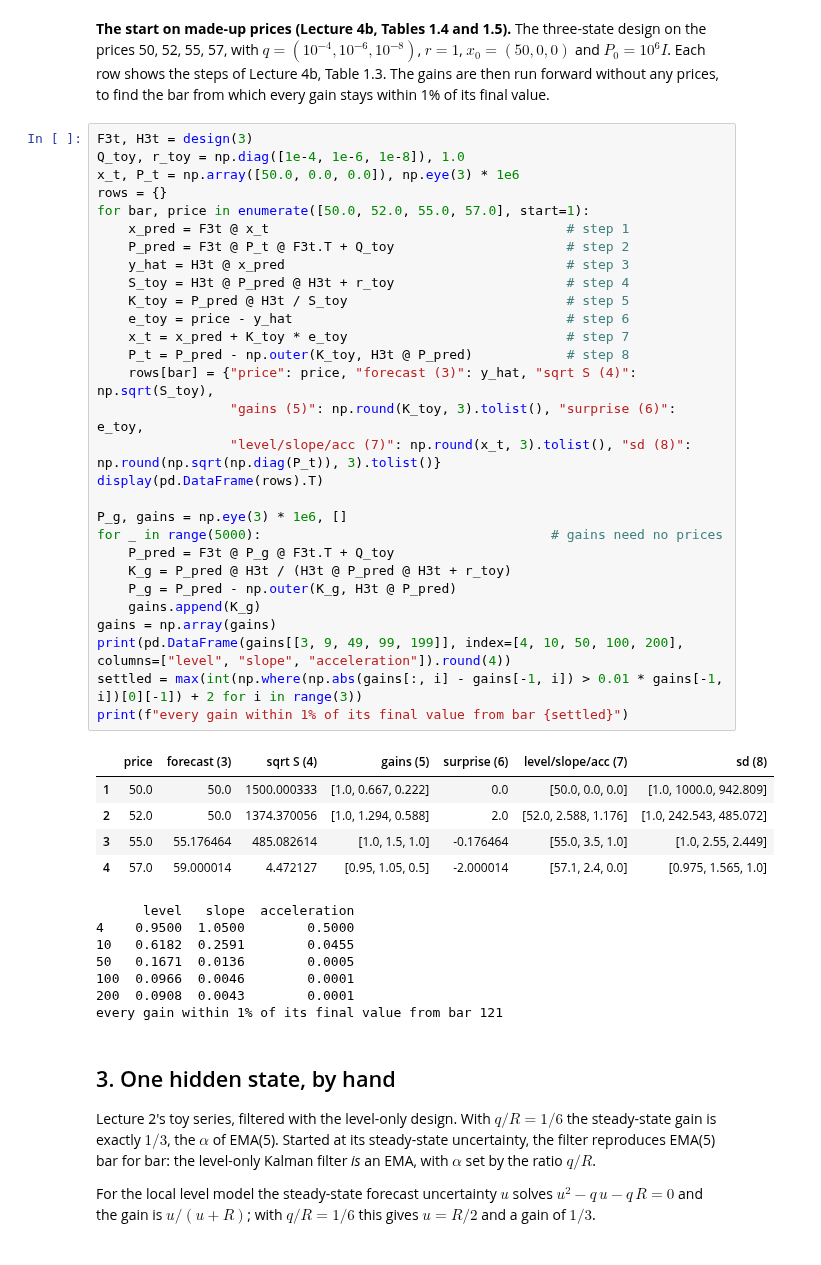
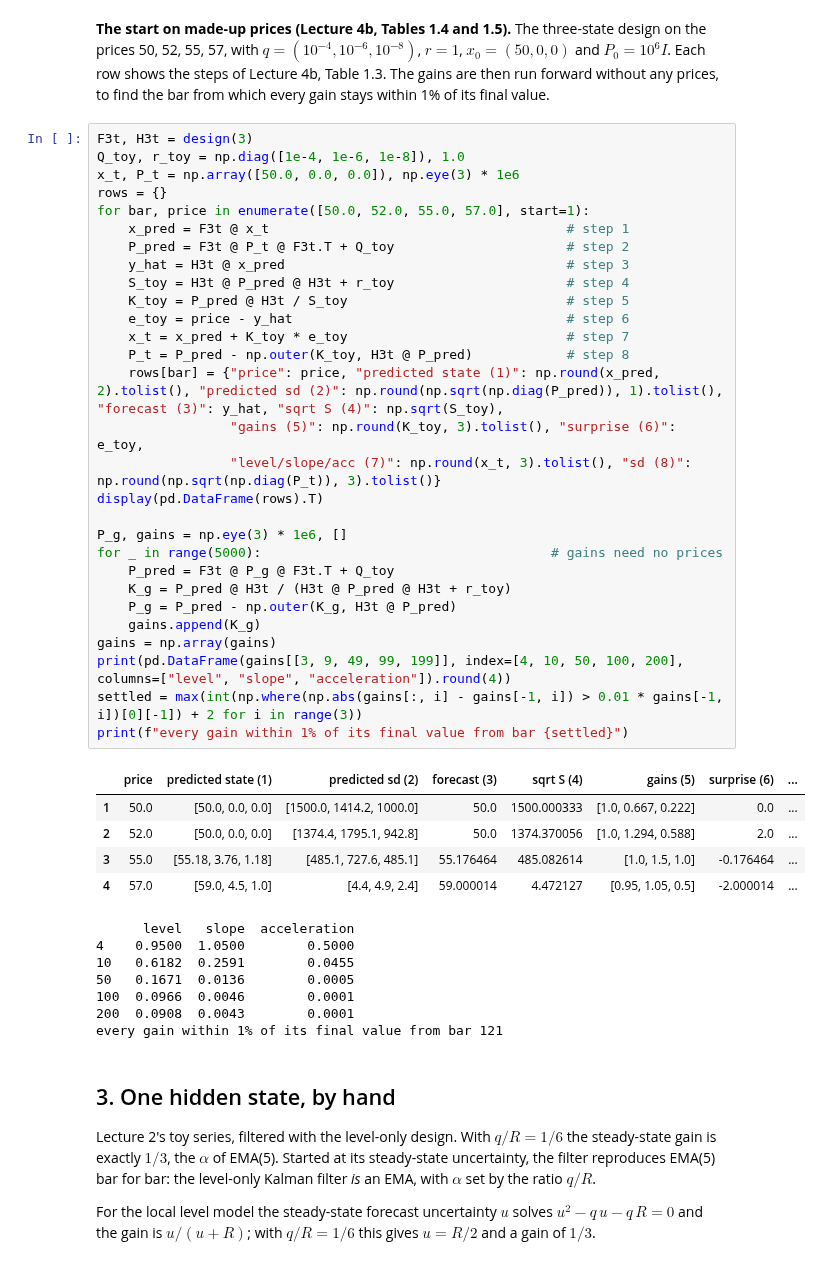
Before and after one commit to MaxGnesi/systematic-trading-notes, a Jupyter notebook: lectures/04-tracking-hidden-states/04_tracking_hidden_states.ipynb, the cells around one changed output. Drawn from its saved outputs; the diff is of its cells as text.

Commit message:
Notebook 04: toy cell prints predicted state and its standard deviations (steps 1 and 2)
Co-Authored-By: Claude Opus 5.5 <noreply@anthropic.com>

```diff
--- a/lectures/04-tracking-hidden-states/04_tracking_hidden_states.ipynb
+++ b/lectures/04-tracking-hidden-states/04_tracking_hidden_states.ipynb
@@ -201,38 +201,38 @@ from which every gain stays within 1% of its final value.
 # %%
 F3t, H3t = design(3)
 Q_toy, r_toy = np.diag([1e-4, 1e-6, 1e-8]), 1.0
 x_t, P_t = np.array([50.0, 0.0, 0.0]), np.eye(3) * 1e6
 rows = {}
 for bar, price in enumerate([50.0, 52.0, 55.0, 57.0], start=1):
     x_pred = F3t @ x_t                                      # step 1
     P_pred = F3t @ P_t @ F3t.T + Q_toy                      # step 2
     y_hat = H3t @ x_pred                                    # step 3
     S_toy = H3t @ P_pred @ H3t + r_toy                      # step 4
     K_toy = P_pred @ H3t / S_toy                            # step 5
     e_toy = price - y_hat                                   # step 6
     x_t = x_pred + K_toy * e_toy                            # step 7
     P_t = P_pred - np.outer(K_toy, H3t @ P_pred)            # step 8
-    rows[bar] = {"price": price, "forecast (3)": y_hat, "sqrt S (4)": np.sqrt(S_toy),
+    rows[bar] = {"price": price, "predicted state (1)": np.round(x_pred, 2).tolist(), "predicted sd (2)": np.round(np.sqrt(np.diag(P_pred)), 1).tolist(), "forecast (3)": y_hat, "sqrt S (4)": np.sqrt(S_toy),
                  "gains (5)": np.round(K_toy, 3).tolist(), "surprise (6)": e_toy,
                  "level/slope/acc (7)": np.round(x_t, 3).tolist(), "sd (8)": np.round(np.sqrt(np.diag(P_t)), 3).tolist()}
 display(pd.DataFrame(rows).T)
 
 P_g, gains = np.eye(3) * 1e6, []
 for _ in range(5000):                                     # gains need no prices
     P_pred = F3t @ P_g @ F3t.T + Q_toy
     K_g = P_pred @ H3t / (H3t @ P_pred @ H3t + r_toy)
     P_g = P_pred - np.outer(K_g, H3t @ P_pred)
     gains.append(K_g)
 gains = np.array(gains)
 print(pd.DataFrame(gains[[3, 9, 49, 99, 199]], index=[4, 10, 50, 100, 200], columns=["level", "slope", "acceleration"]).round(4))
 settled = max(int(np.where(np.abs(gains[:, i] - gains[-1, i]) > 0.01 * gains[-1, i])[0][-1]) + 2 for i in range(3))
 print(f"every gain within 1% of its final value from bar {settled}")
 # %% [output]
-|  | price | forecast (3) | sqrt S (4) | gains (5) | surprise (6) | level/slope/acc (7) | sd (8) |
-| 1 | 50.0 | 50.0 | 1500.000333 | [1.0, 0.667, 0.222] | 0.0 | [50.0, 0.0, 0.0] | [1.0, 1000.0, 942.809] |
-| 2 | 52.0 | 50.0 | 1374.370056 | [1.0, 1.294, 0.588] | 2.0 | [52.0, 2.588, 1.176] | [1.0, 242.543, 485.072] |
-| 3 | 55.0 | 55.176464 | 485.082614 | [1.0, 1.5, 1.0] | -0.176464 | [55.0, 3.5, 1.0] | [1.0, 2.55, 2.449] |
-| 4 | 57.0 | 59.000014 | 4.472127 | [0.95, 1.05, 0.5] | -2.000014 | [57.1, 2.4, 0.0] | [0.975, 1.565, 1.0] |
+|  | price | predicted state (1) | predicted sd (2) | forecast (3) | sqrt S (4) | gains (5) | surprise (6) | ... |
+| 1 | 50.0 | [50.0, 0.0, 0.0] | [1500.0, 1414.2, 1000.0] | 50.0 | 1500.000333 | [1.0, 0.667, 0.222] | 0.0 | ... |
+| 2 | 52.0 | [50.0, 0.0, 0.0] | [1374.4, 1795.1, 942.8] | 50.0 | 1374.370056 | [1.0, 1.294, 0.588] | 2.0 | ... |
+| 3 | 55.0 | [55.18, 3.76, 1.18] | [485.1, 727.6, 485.1] | 55.176464 | 485.082614 | [1.0, 1.5, 1.0] | -0.176464 | ... |
+| 4 | 57.0 | [59.0, 4.5, 1.0] | [4.4, 4.9, 2.4] | 59.000014 | 4.472127 | [0.95, 1.05, 0.5] | -2.000014 | ... |
       level   slope  acceleration
 4    0.9500  1.0500        0.5000
 10   0.6182  0.2591        0.0455
```
